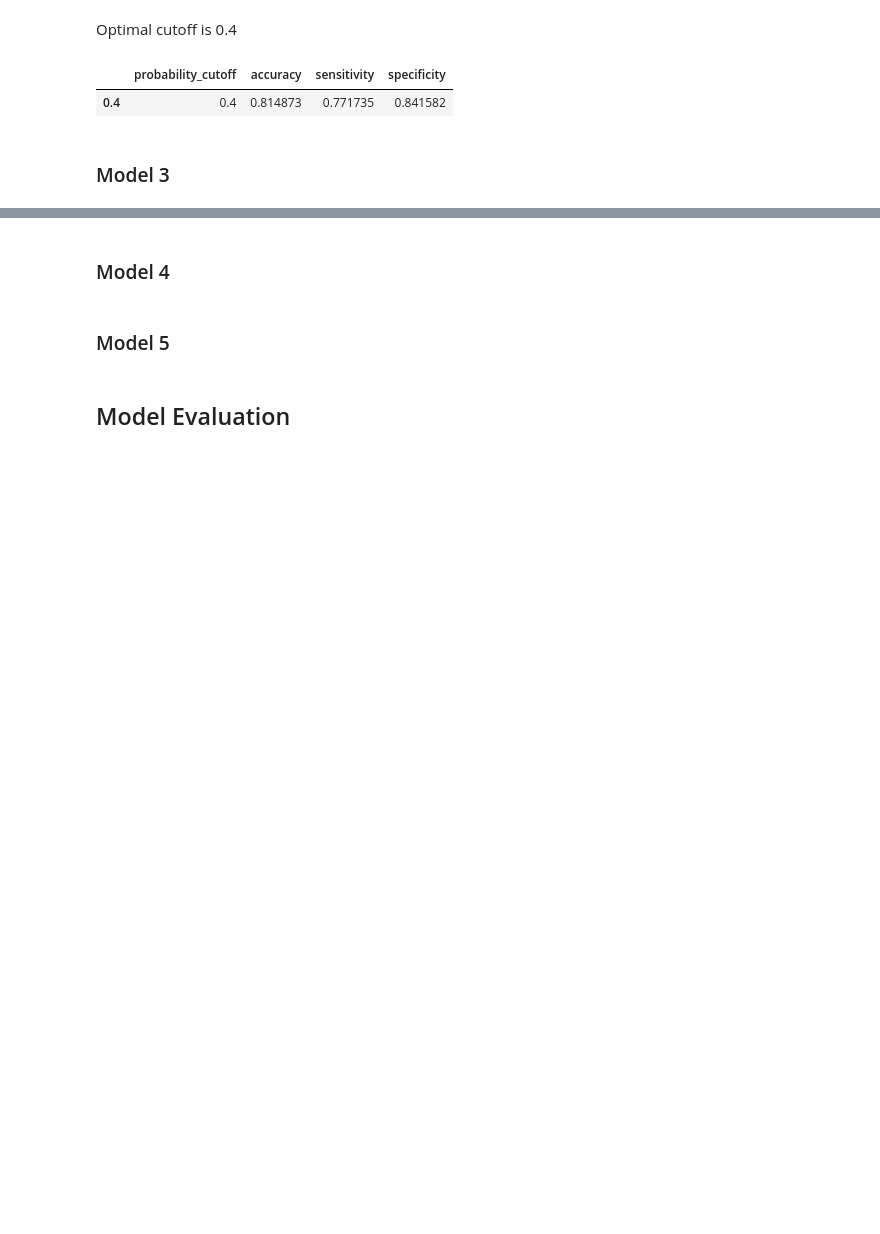
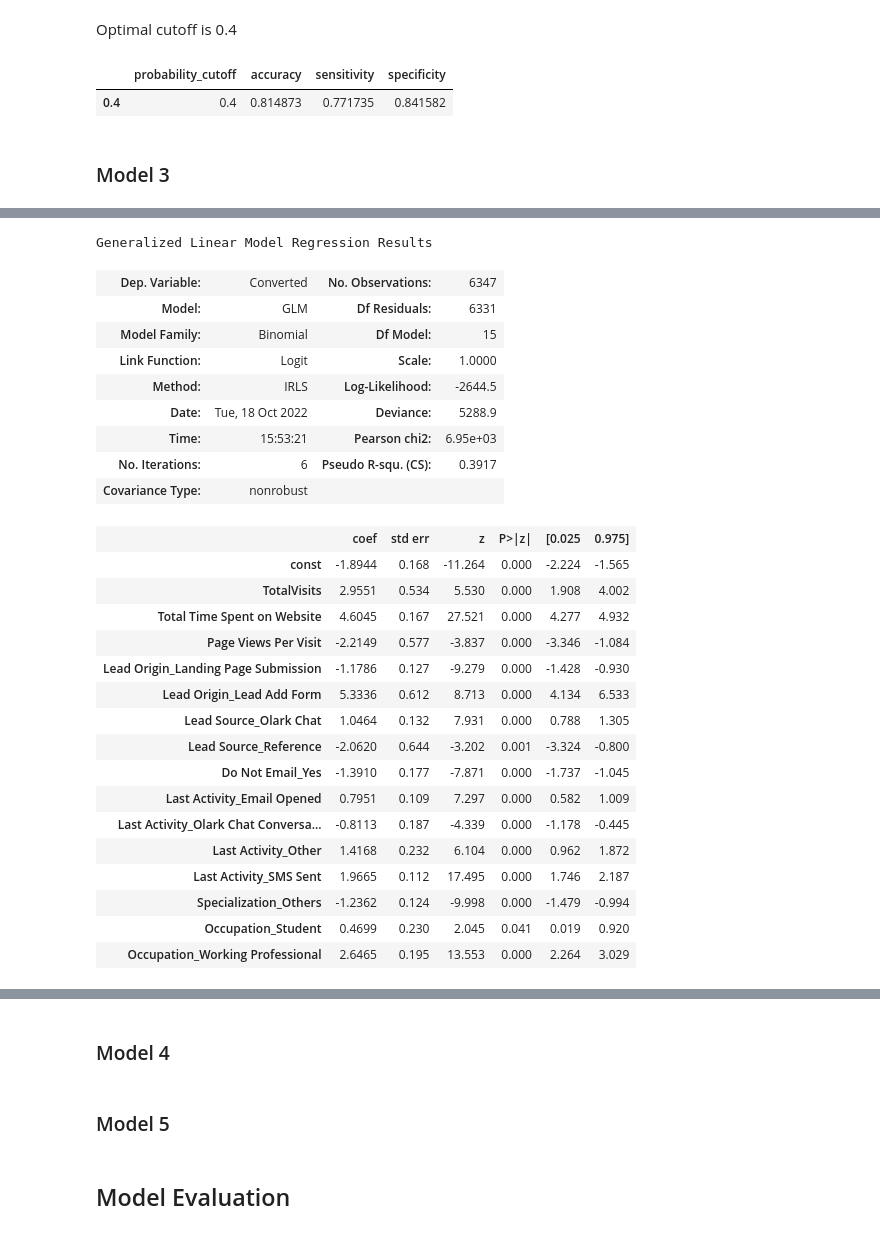
Before and after one commit to SachinShekhar/Lead-Scoring-Case-Study, a Jupyter notebook: Case Study.ipynb, the cells around one changed output, grey strips where cells are left out. Drawn from its saved outputs; the diff is of its cells as text; code cells hidden in the pictures; blank space fills up the shorter version.

```diff
--- a/Case Study.ipynb
+++ b/Case Study.ipynb
@@ -1337,0 +1506,3 @@ train_perf_2.loc[[train_cutoff_2]]
+# %%
+# Re-train model
+train_model(y_train, X_train_3).summary()
@@ -1337,0 +1557,6 @@ train_perf_2.loc[[train_cutoff_2]]
+# %%
+# Dropping 'Lead Origin_Lead Import' because it has high p-value
+X_train_3 = X_train_3.drop('Lead Origin_Lead Import', axis=1)
+# %%
+# Re-train model
+train_model(y_train, X_train_3).summary()
@@ -1337,0 +1610,34 @@ train_perf_2.loc[[train_cutoff_2]]
+# %%
+# Dropping 'Specialization_Hospitality Management' because it has high p-value
+X_train_3 = X_train_3.drop('Specialization_Hospitality Management', axis=1)
+# %%
+# Re-train model
+train_model(y_train, X_train_3).summary()
+# %% [output]
+Generalized Linear Model Regression Results
+| Dep. Variable: | Converted | No. Observations: | 6347 |
+| Model: | GLM | Df Residuals: | 6331 |
+| Model Family: | Binomial | Df Model: | 15 |
+| Link Function: | Logit | Scale: | 1.0000 |
+| Method: | IRLS | Log-Likelihood: | -2644.5 |
+| Date: | Tue, 18 Oct 2022 | Deviance: | 5288.9 |
+| Time: | 15:53:21 | Pearson chi2: | 6.95e+03 |
+| No. Iterations: | 6 | Pseudo R-squ. (CS): | 0.3917 |
+| Covariance Type: | nonrobust |  |  |
+|  | coef | std err | z | P>|z| | [0.025 | 0.975] |
+| const | -1.8944 | 0.168 | -11.264 | 0.000 | -2.224 | -1.565 |
+| TotalVisits | 2.9551 | 0.534 | 5.530 | 0.000 | 1.908 | 4.002 |
+| Total Time Spent on Website | 4.6045 | 0.167 | 27.521 | 0.000 | 4.277 | 4.932 |
+| Page Views Per Visit | -2.2149 | 0.577 | -3.837 | 0.000 | -3.346 | -1.084 |
+| Lead Origin_Landing Page Submission | -1.1786 | 0.127 | -9.279 | 0.000 | -1.428 | -0.930 |
+| Lead Origin_Lead Add Form | 5.3336 | 0.612 | 8.713 | 0.000 | 4.134 | 6.533 |
+| Lead Source_Olark Chat | 1.0464 | 0.132 | 7.931 | 0.000 | 0.788 | 1.305 |
+| Lead Source_Reference | -2.0620 | 0.644 | -3.202 | 0.001 | -3.324 | -0.800 |
+| Do Not Email_Yes | -1.3910 | 0.177 | -7.871 | 0.000 | -1.737 | -1.045 |
+| Last Activity_Email Opened | 0.7951 | 0.109 | 7.297 | 0.000 | 0.582 | 1.009 |
+| Last Activity_Olark Chat Conversa... | -0.8113 | 0.187 | -4.339 | 0.000 | -1.178 | -0.445 |
+| Last Activity_Other | 1.4168 | 0.232 | 6.104 | 0.000 | 0.962 | 1.872 |
+| Last Activity_SMS Sent | 1.9665 | 0.112 | 17.495 | 0.000 | 1.746 | 2.187 |
+| Specialization_Others | -1.2362 | 0.124 | -9.998 | 0.000 | -1.479 | -0.994 |
+| Occupation_Student | 0.4699 | 0.230 | 2.045 | 0.041 | 0.019 | 0.920 |
+| Occupation_Working Professional | 2.6465 | 0.195 | 13.553 | 0.000 | 2.264 | 3.029 |
```
Also changed, not shown: parts of 30 cells of this notebook.
